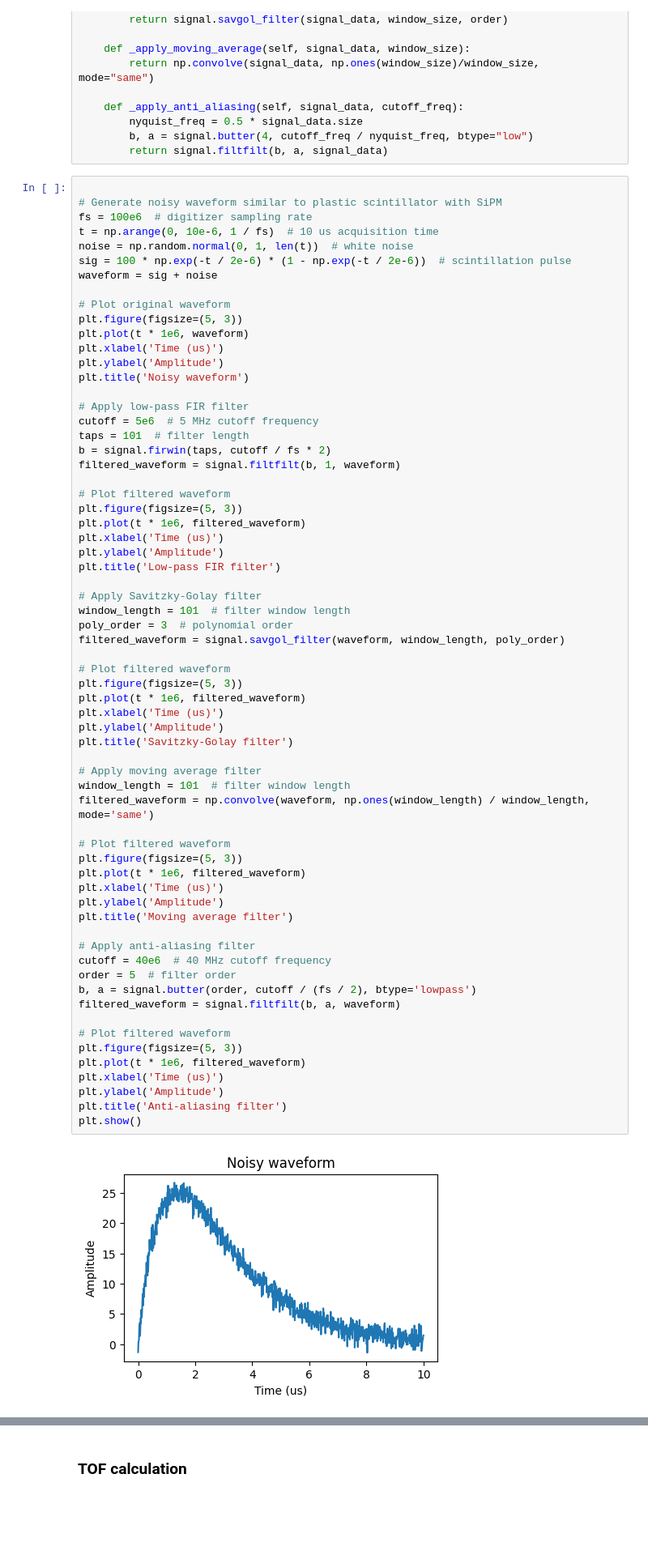
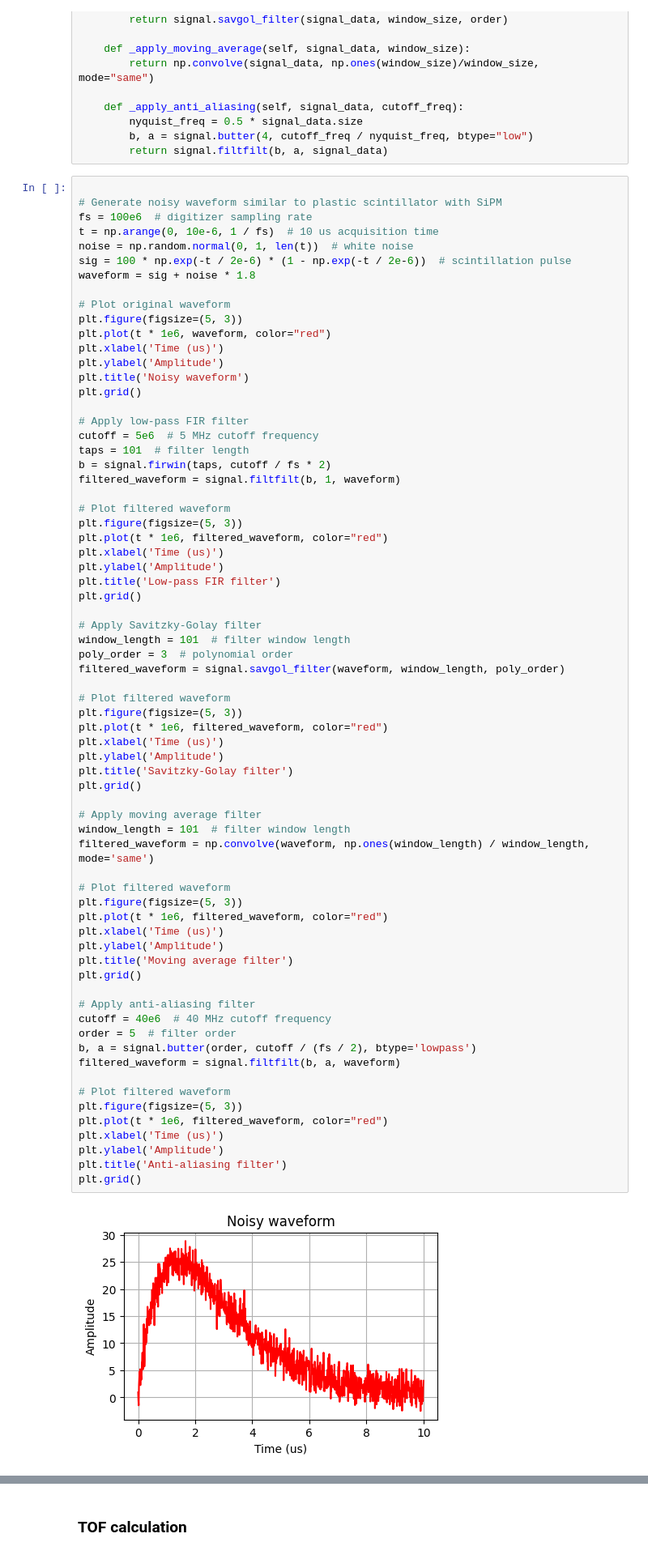
Before and after one commit to valeriopagliarino/MuCosmic, a Jupyter notebook: frontend/DigitalFilters_TOF.ipynb, the cells around one changed output, grey strips where cells are left out. Shown at 81% size. Cells and saved outputs as stored; diff of their text form; blank space fills up the shorter version.

Commit message:
Digital Filter

```diff
--- a/frontend/DigitalFilters_TOF.ipynb
+++ b/frontend/DigitalFilters_TOF.ipynb
@@ -50,14 +50,15 @@ fs = 100e6  # digitizer sampling rate
 t = np.arange(0, 10e-6, 1 / fs)  # 10 us acquisition time
 noise = np.random.normal(0, 1, len(t))  # white noise
 sig = 100 * np.exp(-t / 2e-6) * (1 - np.exp(-t / 2e-6))  # scintillation pulse
-waveform = sig + noise
+waveform = sig + noise * 1.8
 
 # Plot original waveform
 plt.figure(figsize=(5, 3))
-plt.plot(t * 1e6, waveform)
+plt.plot(t * 1e6, waveform, color="red")
 plt.xlabel('Time (us)')
 plt.ylabel('Amplitude')
 plt.title('Noisy waveform')
+plt.grid()
 
 # Apply low-pass FIR filter
 cutoff = 5e6  # 5 MHz cutoff frequency
@@ -67,10 +68,11 @@ filtered_waveform = signal.filtfilt(b, 1, waveform)
 
 # Plot filtered waveform
 plt.figure(figsize=(5, 3))
-plt.plot(t * 1e6, filtered_waveform)
+plt.plot(t * 1e6, filtered_waveform, color="red")
 plt.xlabel('Time (us)')
 plt.ylabel('Amplitude')
 plt.title('Low-pass FIR filter')
+plt.grid()
 
 # Apply Savitzky-Golay filter
 window_length = 101  # filter window length
@@ -78,35 +80,37 @@ poly_order = 3  # polynomial order
 filtered_waveform = signal.savgol_filter(waveform, window_length, poly_order)
 
 # Plot filtered waveform
 plt.figure(figsize=(5, 3))
-plt.plot(t * 1e6, filtered_waveform)
+plt.plot(t * 1e6, filtered_waveform, color="red")
 plt.xlabel('Time (us)')
 plt.ylabel('Amplitude')
 plt.title('Savitzky-Golay filter')
+plt.grid()
 
 # Apply moving average filter
 window_length = 101  # filter window length
 filtered_waveform = np.convolve(waveform, np.ones(window_length) / window_length, mode='same')
 
 # Plot filtered waveform
 plt.figure(figsize=(5, 3))
-plt.plot(t * 1e6, filtered_waveform)
+plt.plot(t * 1e6, filtered_waveform, color="red")
 plt.xlabel('Time (us)')
 plt.ylabel('Amplitude')
 plt.title('Moving average filter')
+plt.grid()
 
 # Apply anti-aliasing filter
 cutoff = 40e6  # 40 MHz cutoff frequency
 order = 5  # filter order
 b, a = signal.butter(order, cutoff / (fs / 2), btype='lowpass')
 filtered_waveform = signal.filtfilt(b, a, waveform)
 
 # Plot filtered waveform
 plt.figure(figsize=(5, 3))
-plt.plot(t * 1e6, filtered_waveform)
+plt.plot(t * 1e6, filtered_waveform, color="red")
 plt.xlabel('Time (us)')
 plt.ylabel('Amplitude')
 plt.title('Anti-aliasing filter')
-plt.show()
+plt.grid()
 # %% [output]
-[figure, old version]
+[figure, new version]
```
Also changed, not shown: parts of 1 cell of this notebook.
